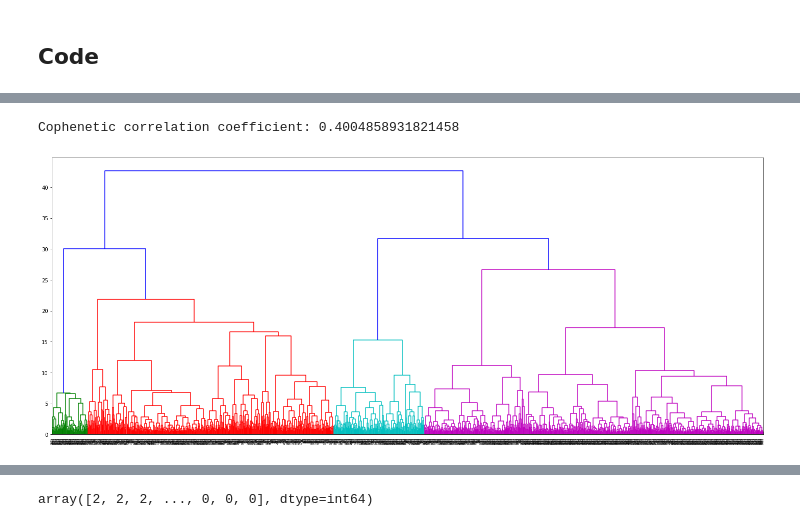
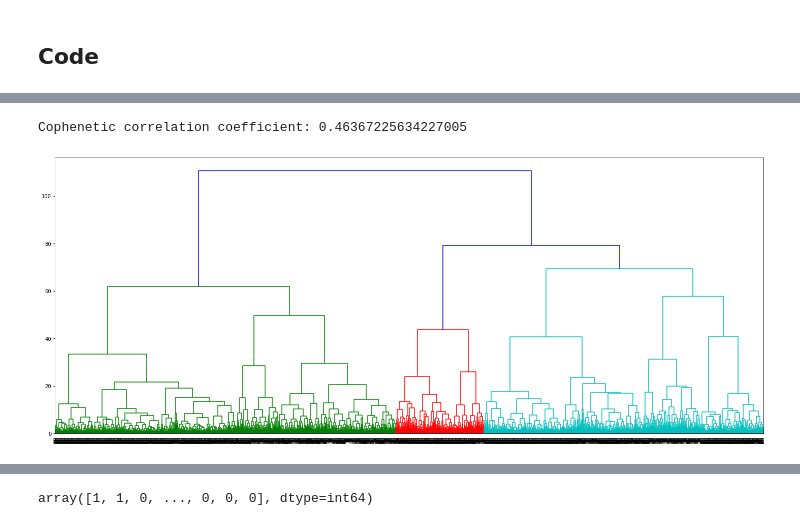
Before and after one commit to Complexio/Vistelius_1995_OCR, a Jupyter notebook: _ANALYSIS/3_Cluster_analysis.ipynb, the cells around one changed output, grey strips where cells are left out. Saved outputs shown, nothing was run; the diff lists cells and outputs as text; code cells hidden in the pictures.

Commit message:
trying out cluster analysis
exploratory analysis --> looking to different amount of groups

```diff
--- a/_ANALYSIS/3_Cluster_analysis.ipynb
+++ b/_ANALYSIS/3_Cluster_analysis.ipynb
@@ -109,7 +123,7 @@ def create_dendrogram(data, linkage_method='ward', save=""):
     plt.show()
 # %%
 %%time
-create_dendrogram(pca_df_area1, linkage_method='ward')
+create_dendrogram(pca_df, linkage_method='ward')
 # %% [output]
-Cophenetic correlation coefficient: 0.4004858931821458
+Cophenetic correlation coefficient: 0.46367225634227005
-[figure, old version]
+[figure, new version]
@@ -117,10 +131,10 @@ Wall time: 33.7 s
 # %%
-X = pca_df_area1.values
+X = pca_df.values
 
-cluster = AgglomerativeClustering(n_clusters=4, affinity='euclidean', linkage='ward')
+cluster = AgglomerativeClustering(n_clusters=3, affinity='euclidean', linkage='ward')
 cluster.fit_predict(X)
 # %% [output]
-array([2, 2, 2, ..., 0, 0, 0], dtype=int64)
+array([1, 1, 0, ..., 0, 0, 0], dtype=int64)
 # %%
 plt.scatter(X[:,0], X[:,1], c=cluster.labels_, cmap='rainbow', s=10)
 plt.show();
```
Also changed, not shown: parts of 13 cells of this notebook, 27 other files.
